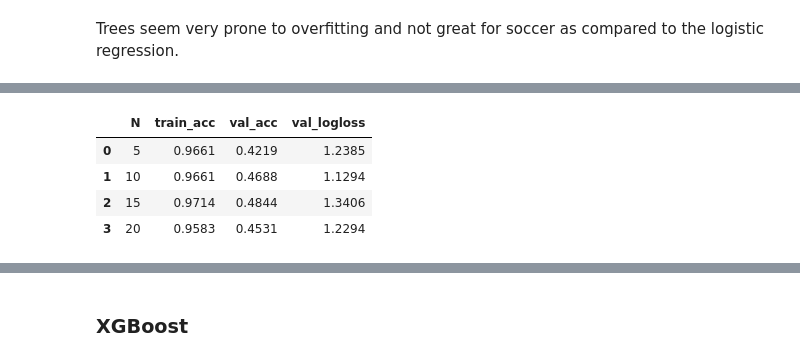
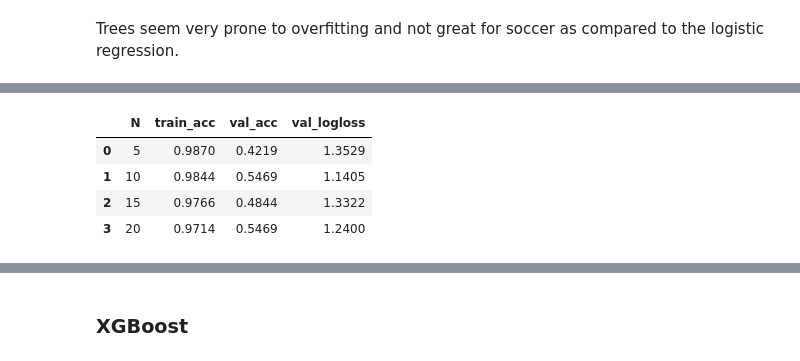
Before and after one commit to StefanIlic1/world-cup-predictions, a Jupyter notebook: src/03_training_and_validation.ipynb, the cells around one changed output, grey strips where cells are left out. Cells and saved outputs as stored; diff of their text form; code cells hidden in the pictures.

```diff
--- a/src/03_training_and_validation.ipynb
+++ b/src/03_training_and_validation.ipynb
@@ -15,13 +17,13 @@ N_VALUES = [5, 10, 15, 20]
 FEATURES = [
     'elo_diff',
     'form_diff',
-    'comp_form_diff',
-    'home_elo',
-    'away_elo',
-    'home_form',
-    'away_form',
-    'home_comp_form',
-    'away_comp_form',
+    'comp_form_diff'
+    # 'home_elo',
+    # 'away_elo',
+    # 'home_form',
+    # 'away_form',
+    # 'home_comp_form',
+    # 'away_comp_form',
 ]
 
 def load_and_engineer(path):
@@ -137,7 +139,7 @@ for n in N_VALUES:
     X_train, y_train = train[FEATURES].values, train['result'].values
     X_val,   y_val   = val[FEATURES].values,   val['result'].values
 
-    model = GradientBoostingClassifier(n_estimators=100, max_depth=3, random_state=42, learning_rate=0.1)
+    model = GradientBoostingClassifier(n_estimators=100, max_depth=3, random_state=42, learning_rate=0.15)
     model.fit(X_train, y_train) # type: ignore
 
     train_acc   = accuracy_score(y_train, model.predict(X_train)) # type: ignore
@@ -163,8 +165,8 @@ N=20 | train acc: 0.958 | val acc: 0.453 | val log-loss: 1.229
 |  | N | train_acc | val_acc | val_logloss |
-| 0 | 5 | 0.9661 | 0.4219 | 1.2385 |
-| 1 | 10 | 0.9661 | 0.4688 | 1.1294 |
-| 2 | 15 | 0.9714 | 0.4844 | 1.3406 |
-| 3 | 20 | 0.9583 | 0.4531 | 1.2294 |
+| 0 | 5 | 0.9870 | 0.4219 | 1.3529 |
+| 1 | 10 | 0.9844 | 0.5469 | 1.1405 |
+| 2 | 15 | 0.9766 | 0.4844 | 1.3322 |
+| 3 | 20 | 0.9714 | 0.5469 | 1.2400 |
 # %%
 train = load_and_engineer(MODEL_DATA_DIR / 'training_data_10.csv')
 val   = load_and_engineer(MODEL_DATA_DIR / 'validation_data_10.csv')
```
Also changed, not shown: parts of 9 cells of this notebook.
